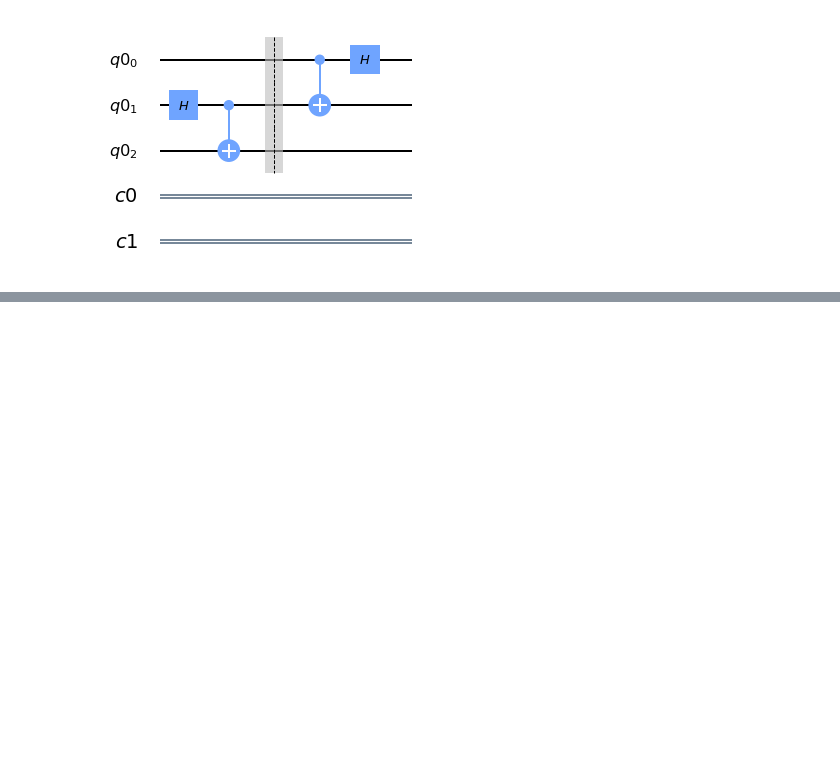
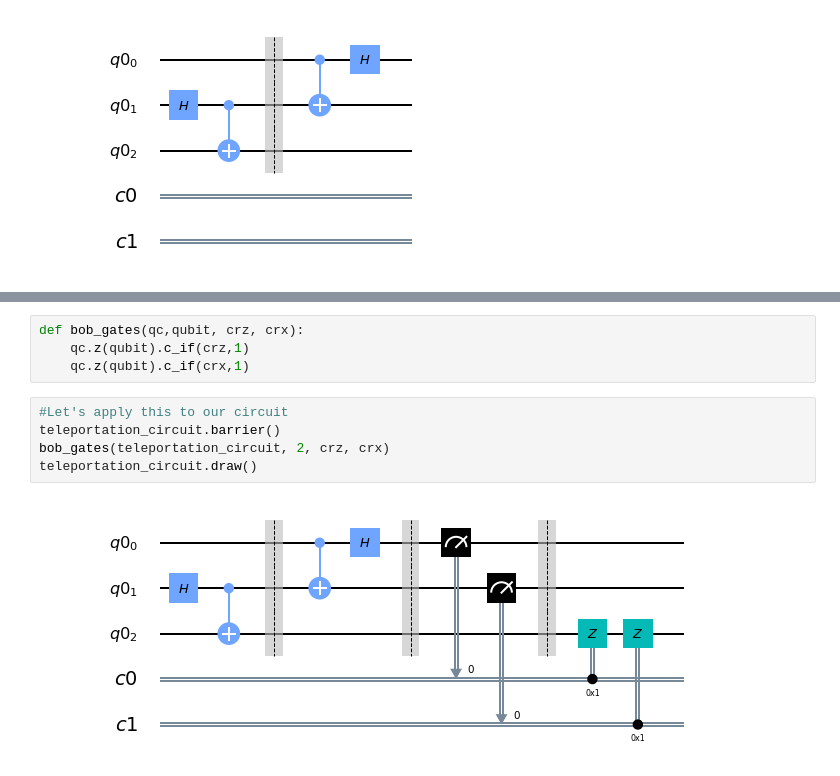
Before and after one commit to Shafi-AI/Quantum-Computing, a Jupyter notebook: Quantum-Practical-Notebooks/Algorithms/Quantum-Teleportation/QuantumTeleportation.ipynb, the cells around one changed output, grey strips where cells are left out. Drawn from its saved outputs; the diff is of its cells as text; blank space fills up the shorter version.

```diff
--- a/Quantum-Practical-Notebooks/Algorithms/Quantum-Teleportation/QuantumTeleportation.ipynb
+++ b/Quantum-Practical-Notebooks/Algorithms/Quantum-Teleportation/QuantumTeleportation.ipynb
@@ -45,0 +57,11 @@ teleportation_circuit.draw()
+# %%
+def bob_gates(qc,qubit, crz, crx):
+    qc.z(qubit).c_if(crz,1)
+    qc.z(qubit).c_if(crx,1)
+# %%
+#Let's apply this to our circuit
+teleportation_circuit.barrier()
+bob_gates(teleportation_circuit, 2, crz, crx)
+teleportation_circuit.draw()
+# %% [output]
+[figure, added]
```
Also changed, not shown: parts of 17 cells of this notebook.
